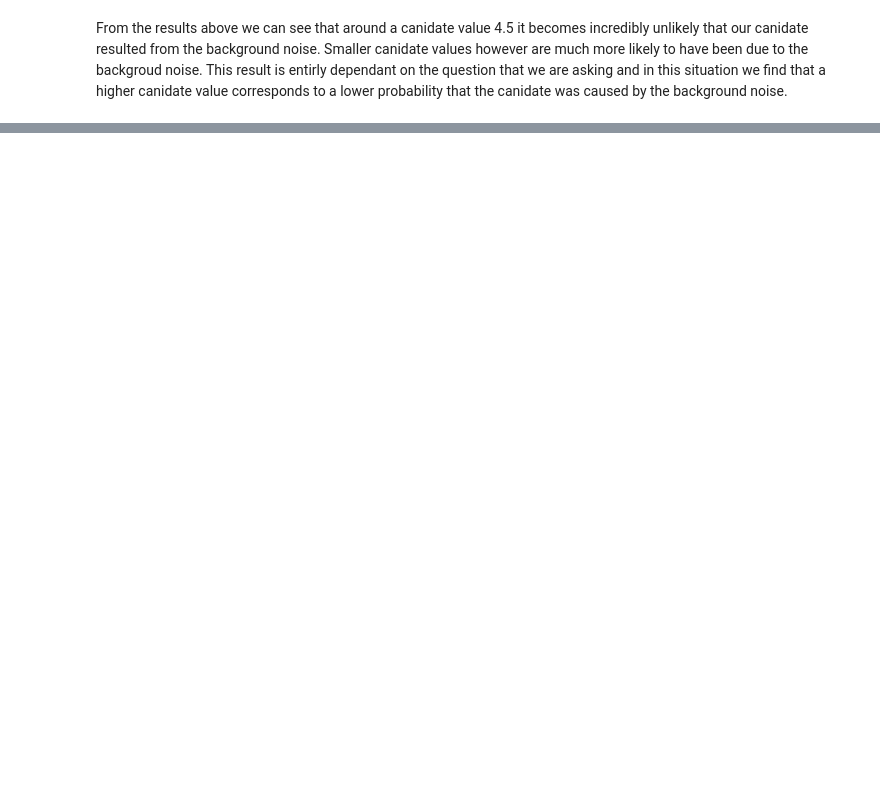
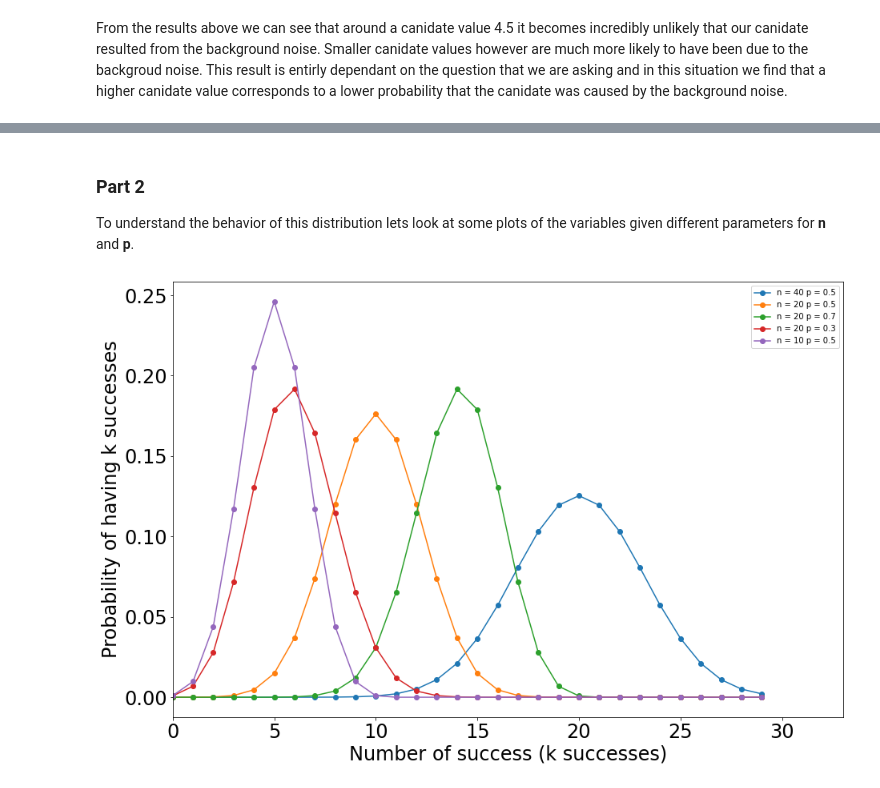
Before and after one commit to williamdolsen/phys434-21au, a Jupyter notebook: labs/lab1/lab1.ipynb, the cells around one changed output, grey strips where cells are left out. Cells and saved outputs as stored; diff of their text form; code cells hidden in the pictures; blank space fills up the shorter version.

```diff
--- a/labs/lab1/lab1.ipynb
+++ b/labs/lab1/lab1.ipynb
@@ -205,0 +222,38 @@ TODO:
+# %% [markdown]
+### Part 2
+
+To understand the behavior of this distribution lets look at some plots of the variables given different parameters for **n** and **p**.
+# %%
+#
+def binomial(n, p):
+    x = []
+    y = []
+    for i in range(0, 30):
+        x.append(i)
+        y.append(stats.binom.pmf(i, n, p))
+    return x, y
+
+# parameters for the plots: [n, p]
+parametersList = [(40, 0.5), (20, 0.5), (20, 0.7), (20, 0.3), (10, 0.5)]
+
+fig, ax = plt.subplots(1, 1)
+
+# loop over all of the parameter combinations
+for n, p in parametersList:
+    # evaluate the function for this parameter combination
+    x, y = binomial(n, p)
+
+    # plot this parameter combination
+    ax.plot(x, y, '-o', label=f'n = {n} p = {p}')
+
+
+# show the results
+limits = [0, 33]
+plt.legend()
+plt.tick_params(labelsize=24)
+plt.xlim(limits)
+plt.ylabel("Probability of having k successes", fontdict={'size':24})
+plt.xlabel("Number of success (k successes)", fontdict={'size':24})
+plt.show()
+# %% [output]
+[figure, added]
```
Also changed, not shown: parts of 11 cells of this notebook.
